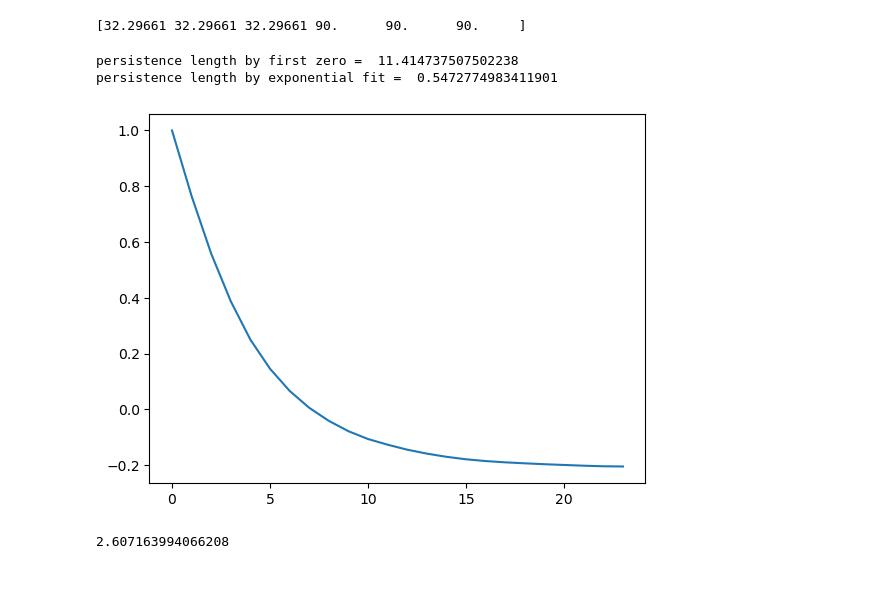
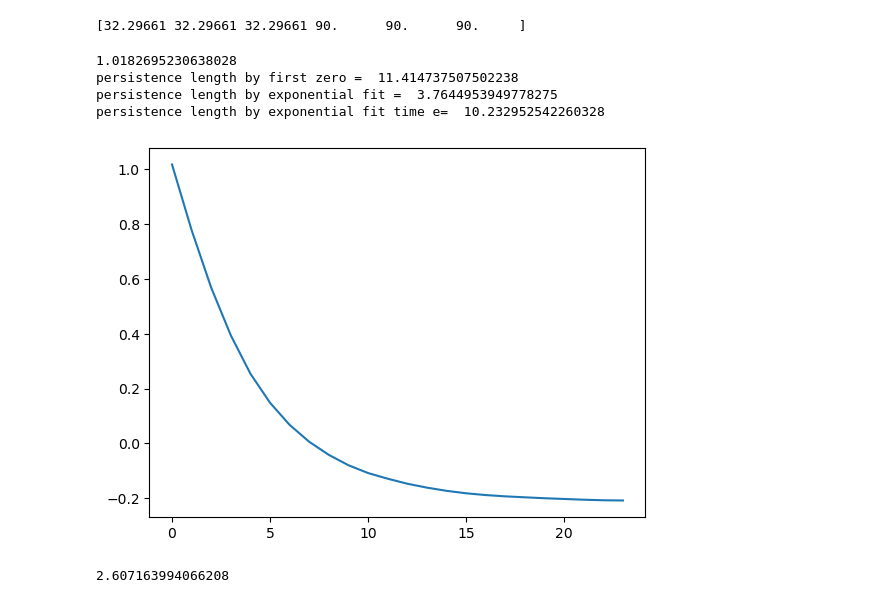
Before and after one commit to StephMcCallum/mupt-analysis-clean, a Jupyter notebook: persistence_length_reference/pps/pers-len-analysis.ipynb, the cells around one changed output. Saved outputs shown, nothing was run; the diff lists cells and outputs as text; code cells hidden in the pictures.

Commit message:
post-normalization discussion with stephanie

```diff
--- a/persistence_length_reference/pps/pers-len-analysis.ipynb
+++ b/persistence_length_reference/pps/pers-len-analysis.ipynb
@@ -80,39 +80,43 @@ n = 0
 ave_bondlength = 0
 correlations = np.zeros((chainlength-1)//2)
 for t in u.trajectory[1:]: #Generalize for start, stop, step
     n+=1
     for i in range(nChains):
         cosines = np.zeros(chainlength-1)
         vecs = t.positions[chainlength*(i)+1:chainlength*(i+1)]-t.positions[chainlength*(i):chainlength*(i+1)-1]
         for v in vecs: #Currently MDAnalysis does NOT apply PBCs internally to persistence length calculation
             for j,coord in enumerate(v):
                 if coord > u.dimensions[j]/2:
                     v[j] -= u.dimensions[j]
                 if coord <= -u.dimensions[j]/2:
                     v[j] += u.dimensions[j]
+        ave_bondlength += np.mean(lengths)
         lengths = np.linalg.norm(vecs,axis=1)
-        ave_bondlength += np.mean(lengths)
         vecs = vecs/lengths[:,None] #this is terrible notation, but gets the normalization done
         inner = np.inner(vecs,vecs) #Heads up, sometimes getting greater than 1's - small numerical precision issue?
         for j in range(chainlength-1):
             cosines[:(chainlength-1)-j] += inner[j, j:]#sum all the sums
         for j,c in enumerate(cosines):
             cosines[j]/=(chainlength-1-j) #renormalize by number of samples to get average cos(theta) at each n steps: MDAnalysis omits??
         corrs = autocorr1D(cosines)
         correlations += corrs
-#correlations /=(n*nChains) # this is the correct normalization, but we won't have 1 for the first element because of numerical issues above
-correlations /=correlations[0] #This sweeps the numerical precision issues under the rug to give a corr(0)==1,
+correlations /=(n*nChains) # this is the correct normalization, but we won't have 1 for the first element because of numerical issues above
+#correlations /=correlations[0] #This sweeps the numerical precision issues under the rug to give a corr(0)==1,
 ave_bondlength /= (nChains*n)
+print(correlations[0])
 plt.plot(correlations)
 decorr_idx = np.where(correlations<0)[0]
 print("persistence length by first zero = ", ave_bondlength*decorr_idx[0])
 #In this particular trajectory, on average, we often have negative correlations for n>8, as one could see slicing specific frames.
 a = fit_exponential_decay(np.array(range(len(correlations))),correlations)
-print("persistence length by exponential fit = ", ave_bondlength/a)
+print("persistence length by exponential fit = ", ave_bondlength*a)
+print("persistence length by exponential fit time e= ", ave_bondlength*a*2.71828)
 # %% [output]
+1.0182695230638028
 persistence length by first zero =  11.414737507502238
-persistence length by exponential fit =  0.5472774983411901
+persistence length by exponential fit =  3.7644953949778275
+persistence length by exponential fit time e=  10.232952542260328
-[figure, old version]
+[figure, new version]
 # %%
 pl
 # %% [output]
```
